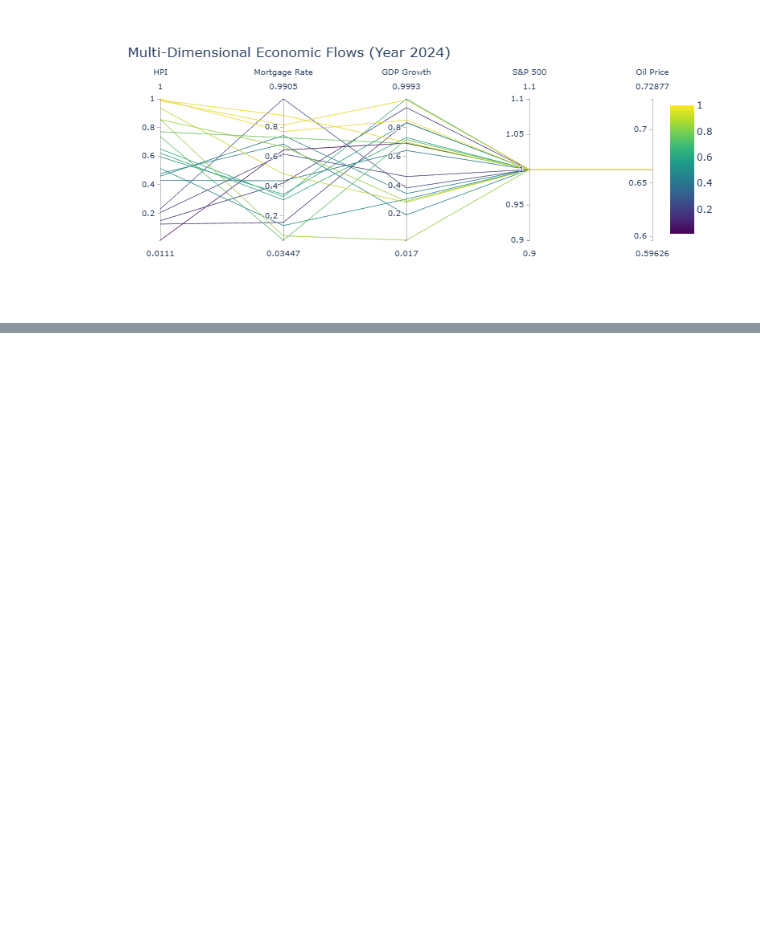
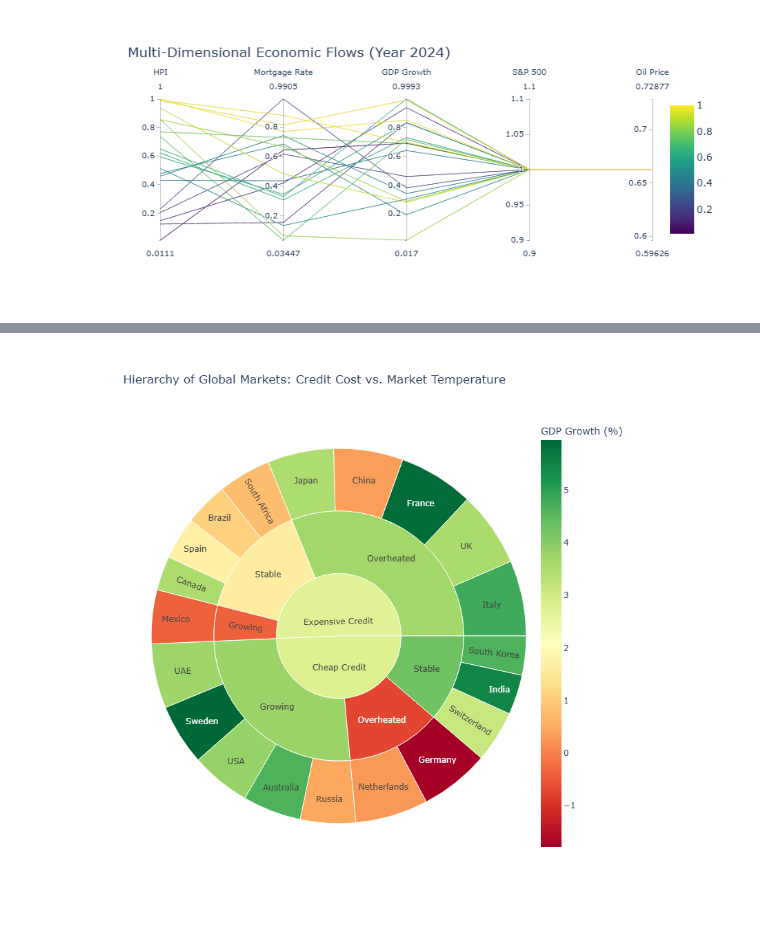
Before and after one commit to DimovDimo/impact-of-economic-indicators-on-properties, a Jupyter notebook: Impact of economic indicators on properties.ipynb, the cells around one changed output, grey strips where cells are left out. Drawn from its saved outputs; the diff is of its cells as text; code cells hidden in the pictures; blank space fills up the shorter version.

Commit message:
Step 27: Implemented Interactive Sunburst for hierarchical market segmentation

```diff
--- a/Impact of economic indicators on properties.ipynb
+++ b/Impact of economic indicators on properties.ipynb
@@ -1627,0 +1622,22 @@ fig.show()
+# %%
+# --- Interactive Sunburst: Categorizing the Global Market ---
+# We create categories to see the distribution of "Market Types"
+df_2024 = df_final_v3[df_final_v3['Year'] == 2024].copy()
+
+# Simple categorization for visualization
+df_2024['Market_Temp'] = pd.qcut(df_2024['House Price Index'], 3, labels=["Stable", "Growing", "Overheated"])
+df_2024['Credit_Cost'] = pd.qcut(df_2024['Mortgage Rate (%)'], 2, labels=["Cheap Credit", "Expensive Credit"])
+
+fig_sunburst = px.sunburst(
+    df_2024,
+    path=['Credit_Cost', 'Market_Temp', 'Country'],
+    values='House Price Index',
+    color='GDP Growth (%)',
+    color_continuous_scale='RdYlGn',
+    title="Hierarchy of Global Markets: Credit Cost vs. Market Temperature"
+)
+
+fig_sunburst.update_layout(width=800, height=800)
+fig_sunburst.show()
+# %% [output]
+[figure, added]
```
Also changed, not shown: parts of 2 cells of this notebook.
